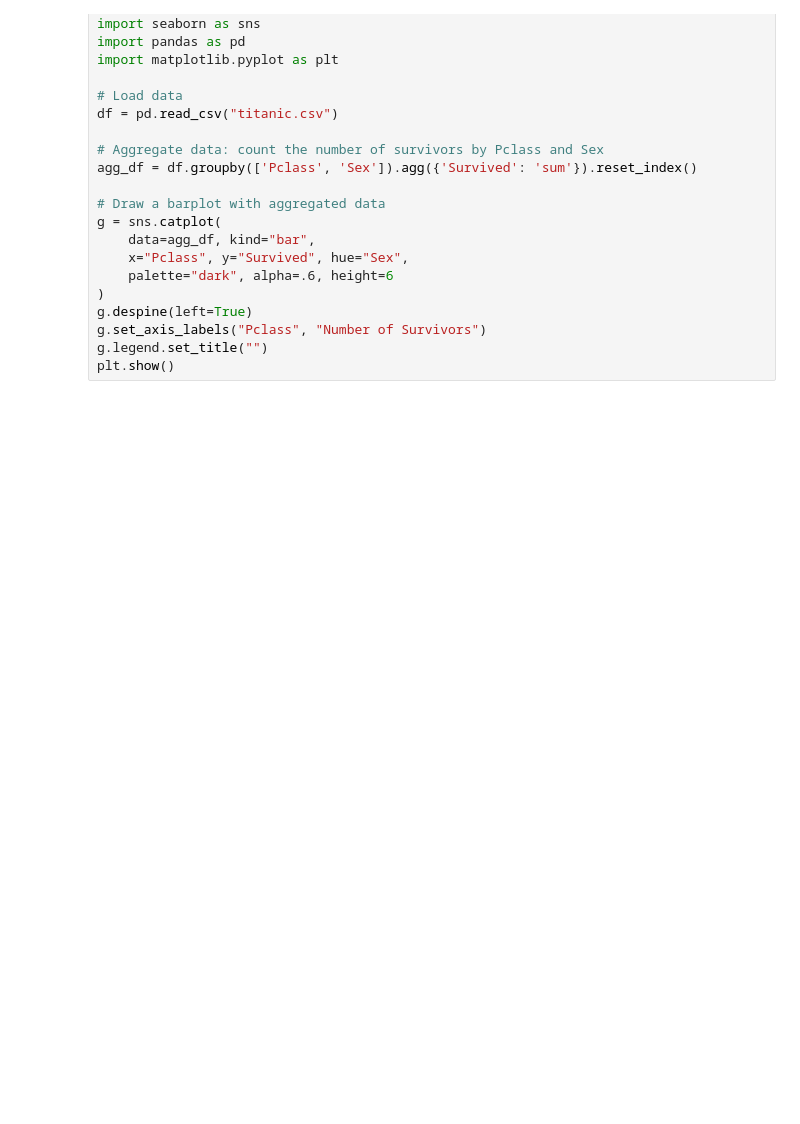
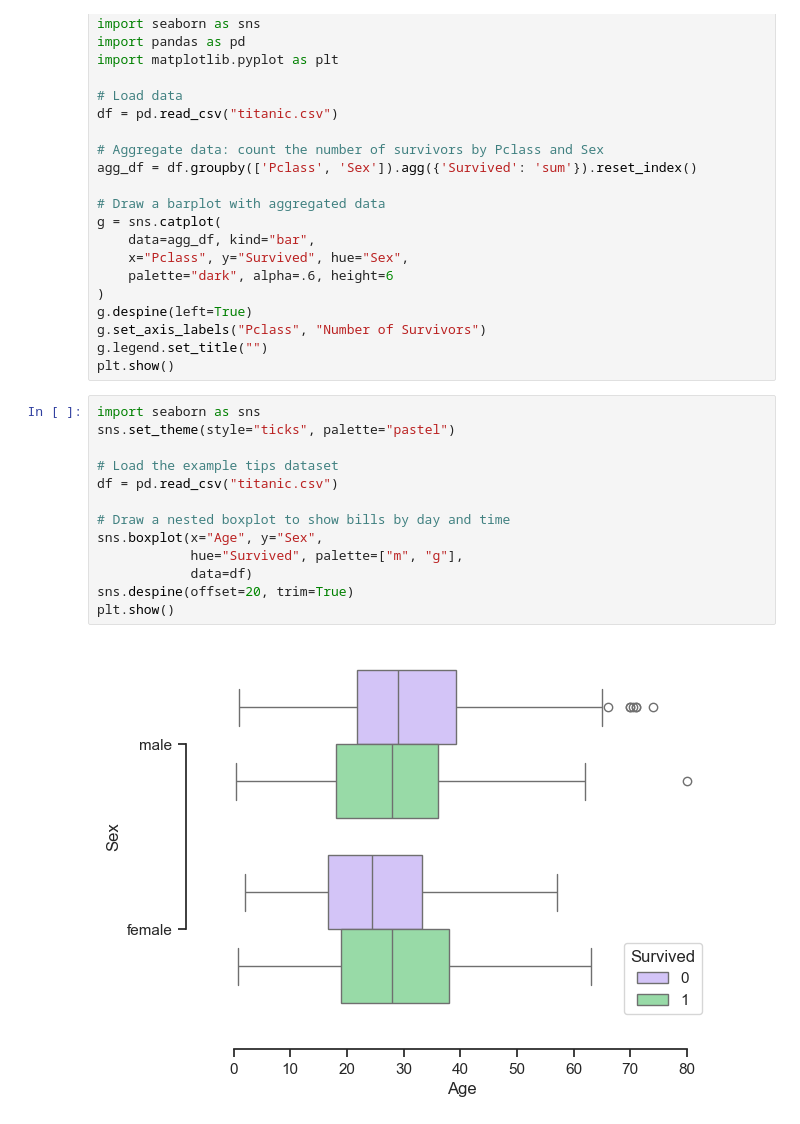
Before and after one commit to sultanaraziamst/pandas, a Jupyter notebook: titanic.ipynb, the cells around one changed output. Saved outputs shown, nothing was run; the diff lists cells and outputs as text; blank space fills up the shorter version.

Commit message:
boxplotupdate

```diff
--- a/titanic.ipynb
+++ b/titanic.ipynb
@@ -510,3 +510,18 @@ g.despine(left=True)
 g.set_axis_labels("Pclass", "Number of Survivors")
 g.legend.set_title("")
 plt.show()
+# %%
+import seaborn as sns
+sns.set_theme(style="ticks", palette="pastel")
+
+# Load the example tips dataset
+df = pd.read_csv("titanic.csv")
+
+# Draw a nested boxplot to show bills by day and time
+sns.boxplot(x="Age", y="Sex",
+            hue="Survived", palette=["m", "g"],
+            data=df)
+sns.despine(offset=20, trim=True)
+plt.show()
+# %% [output]
+[figure, added]
```
